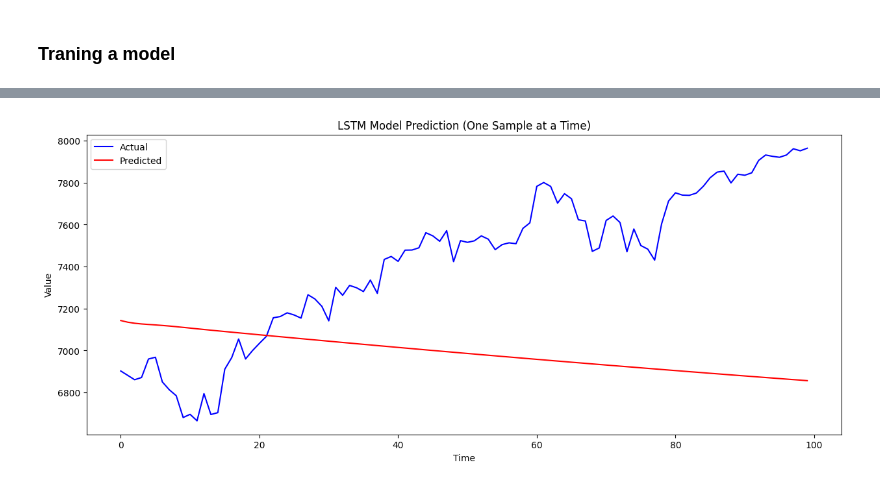
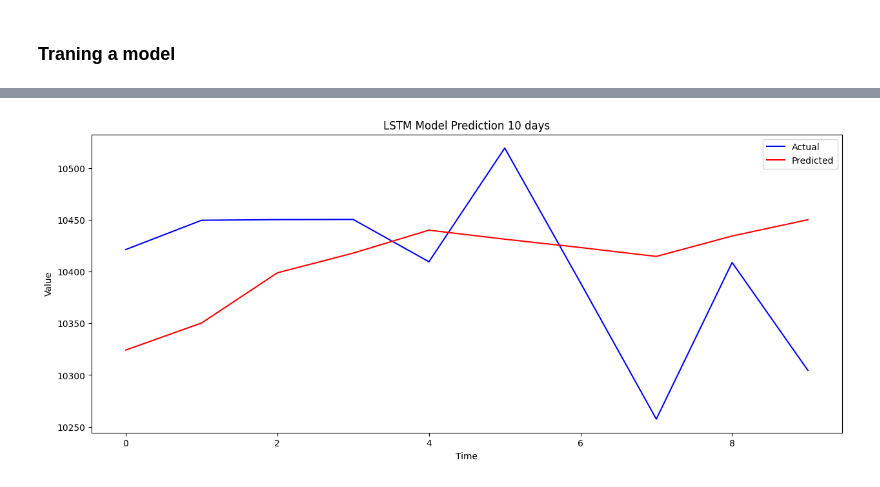
Before and after one commit to Rol3ert99/stock-predictions, a Jupyter notebook: run.ipynb, the cells around one changed output, grey strips where cells are left out. Saved outputs shown, nothing was run; the diff lists cells and outputs as text; code cells hidden in the pictures.

Commit message:
comparison of architectures with LSTMs

```diff
--- a/run.ipynb
+++ b/run.ipynb
@@ -141,6 +135,6 @@ day_difference
 7.0        1
 Name: count, dtype: int64
 # %%
-data = stock_NYA_df['Adj Close'].to_numpy()
+data = stock_NYA_df['Adj Close']
 data
 # %% [output]
@@ -178,7 +198,7 @@ array([[0.01113857],
        [0.99639958],
        [0.99785937]])
 # %%
-window_size = 60
+window_size = 7
 
 X, y = [], []
 
@@ -265,12 +274,18 @@ array([[0.01333218, 0.01332541, 0.01320843, 0.01276577, 0.01247271,
 # %% [markdown]
 ### Creating a model
 # %%
-model_lstm = tf.keras.models.Sequential()
-model_lstm.add(tf.keras.layers.LSTM(units=50, return_sequences=True, input_shape=(X_train.shape[1], 1), recurrent_dropout=0.2))
-model_lstm.add(tf.keras.layers.LSTM(units=50))
-model_lstm.add(tf.keras.layers.Dense(units=1))
+model_lstm1 = tf.keras.models.Sequential()
+model_lstm1.add(tf.keras.layers.LSTM(units=50, return_sequences=True, input_shape=(X_train.shape[1], 1)))
+model_lstm1.add(tf.keras.layers.Dropout(0.2))
+model_lstm1.add(tf.keras.layers.LSTM(units=50, return_sequences=True))
+model_lstm1.add(tf.keras.layers.Dropout(0.2))
+model_lstm1.add(tf.keras.layers.LSTM(units=50, return_sequences=True))
+model_lstm1.add(tf.keras.layers.Dropout(0.2))
+model_lstm1.add(tf.keras.layers.LSTM(units=50))
+model_lstm1.add(tf.keras.layers.Dropout(0.2))
+model_lstm1.add(tf.keras.layers.Dense(units=1))
 
-# optimizer = tf.keras.optimizers.Adam(learning_rate=0.001, clipvalue=1.0)
-model_lstm.compile(optimizer='Adam', loss='mean_squared_error', metrics=['mae'])
-model_lstm.summary()
+
+model_lstm1.compile(optimizer='Adam', loss='mean_squared_error', metrics=['mae'])
+model_lstm1.summary()
 # %% [output]
@@ -296,6 +309,6 @@ _________________________________________________________________
 # %% [markdown]
 ### Traning a model
 # %%
-model_lstm.fit(X_train, Y_train, epochs=30, batch_size=32, validation_split=0.2)
+history = model_lstm1.fit(X_train, Y_train, epochs=30, batch_size=128, validation_data=(X_validation, Y_validation))
 # %% [output]
 Epoch 1/30
@@ -324,14 +346,11 @@ model_lstm.evaluate(X_test, Y_test)
 # %%
-import matplotlib.pyplot as plt
-import numpy as np
-
 predictions = []
-num_predictions = 100
+num_predictions = 10
 
 current_window = X_test[0].reshape(1, -1, 1)
 
 for i in range(num_predictions):
-    predict_val = model_lstm.predict(current_window)
+    predict_val = model_lstm1.predict(current_window)
     predictions.append(predict_val[0, 0])
     current_window = np.concatenate((current_window[:, 1:, :], predict_val.reshape(1, 1, 1)), axis=1)
 
@@ -339,9 +358,9 @@ y_test_actual = scaler.inverse_transform(np.array(Y_test).reshape(-1, 1))
 predictions_actual = scaler.inverse_transform(np.array(predictions).reshape(-1, 1))
 
 plt.figure(figsize=(15, 6))
-plt.plot(y_test_actual[:100], label='Actual', color='blue')
+plt.plot(y_test_actual[:num_predictions], label='Actual', color='blue')
 plt.plot(predictions_actual, label='Predicted', color='red')
-plt.title('LSTM Model Prediction (One Sample at a Time)')
+plt.title('LSTM Model Prediction 10 days')
 plt.xlabel('Time')
 plt.ylabel('Value')
 plt.legend()
@@ -367 +379 @@ plt.show()
-[figure, old version]
+[figure, new version]
```
Also changed, not shown: parts of 28 cells of this notebook, 2 other files.
